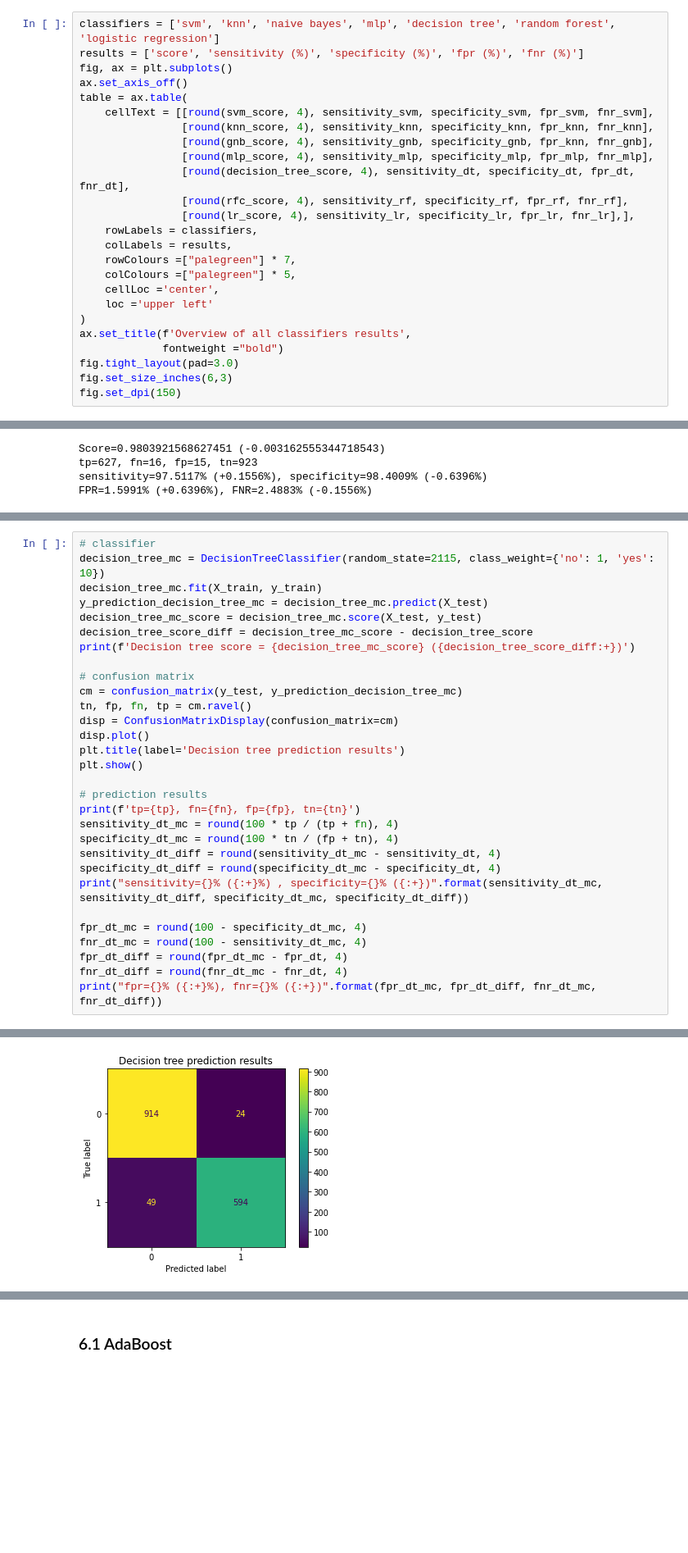
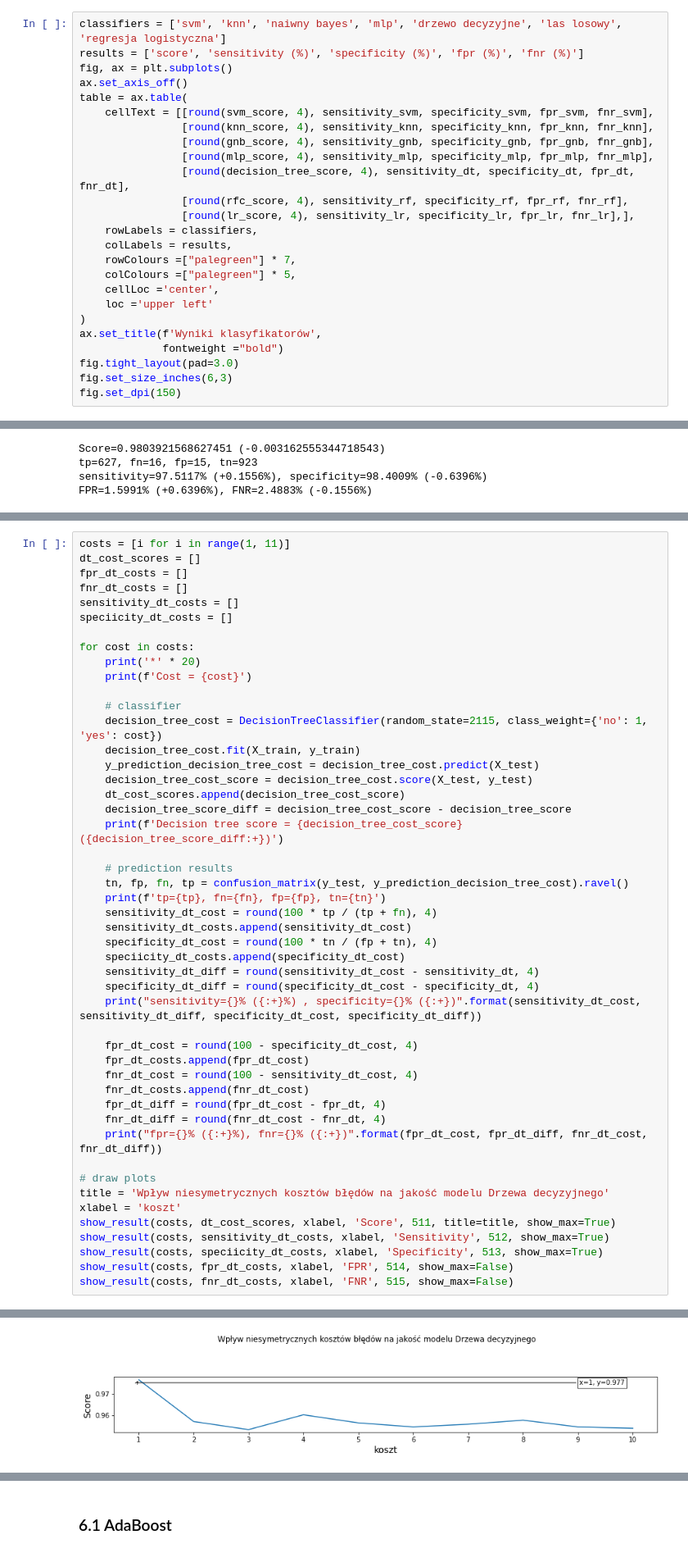
Before and after one commit to carzynsky/Analytics-and-Data-mining, a Jupyter notebook: cz2/spam.ipynb, the cells around one changed output, grey strips where cells are left out. Shown at 82% size. Saved outputs shown, nothing was run; the diff lists cells and outputs as text; blank space fills up the shorter version.

```diff
--- a/cz2/spam.ipynb
+++ b/cz2/spam.ipynb
@@ -327,12 +326,12 @@ fpr=0.533%, fnr=3.888%
 # %%
-classifiers = ['svm', 'knn', 'naive bayes', 'mlp', 'decision tree', 'random forest', 'logistic regression']
+classifiers = ['svm', 'knn', 'naiwny bayes', 'mlp', 'drzewo decyzyjne', 'las losowy', 'regresja logistyczna']
 results = ['score', 'sensitivity (%)', 'specificity (%)', 'fpr (%)', 'fnr (%)']
 fig, ax = plt.subplots()
 ax.set_axis_off()
 table = ax.table(
     cellText = [[round(svm_score, 4), sensitivity_svm, specificity_svm, fpr_svm, fnr_svm],
                 [round(knn_score, 4), sensitivity_knn, specificity_knn, fpr_knn, fnr_knn],
-                [round(gnb_score, 4), sensitivity_gnb, specificity_gnb, fpr_knn, fnr_gnb],
+                [round(gnb_score, 4), sensitivity_gnb, specificity_gnb, fpr_gnb, fnr_gnb],
                 [round(mlp_score, 4), sensitivity_mlp, specificity_mlp, fpr_mlp, fnr_mlp],
                 [round(decision_tree_score, 4), sensitivity_dt, specificity_dt, fpr_dt, fnr_dt],
                 [round(rfc_score, 4), sensitivity_rf, specificity_rf, fpr_rf, fnr_rf],
@@ -344,7 +343,7 @@ table = ax.table(
     cellLoc ='center',
     loc ='upper left'
 )
-ax.set_title(f'Overview of all classifiers results',
+ax.set_title(f'Wyniki klasyfikatorów',
              fontweight ="bold")
 fig.tight_layout(pad=3.0)
 fig.set_size_inches(6,3)
@@ -1554,31 +1575,49 @@ FPR=3.5181% (+1.919%), FNR=4.5101% (+1.0886%)
 # %%
-# classifier
-decision_tree_mc = DecisionTreeClassifier(random_state=2115, class_weight={'no': 1, 'yes': 10})
-decision_tree_mc.fit(X_train, y_train)
-y_prediction_decision_tree_mc = decision_tree_mc.predict(X_test)
-decision_tree_mc_score = decision_tree_mc.score(X_test, y_test)
-decision_tree_score_diff = decision_tree_mc_score - decision_tree_score
-print(f'Decision tree score = {decision_tree_mc_score} ({decision_tree_score_diff:+})')
+costs = [i for i in range(1, 11)]
+dt_cost_scores = []
+fpr_dt_costs = []
+fnr_dt_costs = []
+sensitivity_dt_costs = []
+speciicity_dt_costs = []
 
-# confusion matrix
-cm = confusion_matrix(y_test, y_prediction_decision_tree_mc)
-tn, fp, fn, tp = cm.ravel()
-disp = ConfusionMatrixDisplay(confusion_matrix=cm)
-disp.plot()
-plt.title(label='Decision tree prediction results')
-plt.show()
+for cost in costs:
+    print('*' * 20)
+    print(f'Cost = {cost}')
 
-# prediction results
-print(f'tp={tp}, fn={fn}, fp={fp}, tn={tn}')
-sensitivity_dt_mc = round(100 * tp / (tp + fn), 4)
-specificity_dt_mc = round(100 * tn / (fp + tn), 4)
-sensitivity_dt_diff = round(sensitivity_dt_mc - sensitivity_dt, 4)
-specificity_dt_diff = round(specificity_dt_mc - specificity_dt, 4)
-print("sensitivity={}% ({:+}%) , specificity={}% ({:+})".format(sensitivity_dt_mc, sensitivity_dt_diff, specificity_dt_mc, specificity_dt_diff))
+    # classifier
+    decision_tree_cost = DecisionTreeClassifier(random_state=2115, class_weight={'no': 1, 'yes': cost})
+    decision_tree_cost.fit(X_train, y_train)
+    y_prediction_decision_tree_cost = decision_tree_cost.predict(X_test)
+    decision_tree_cost_score = decision_tree_cost.score(X_test, y_test)
+    dt_cost_scores.append(decision_tree_cost_score)
+    decision_tree_score_diff = decision_tree_cost_score - decision_tree_score
+    print(f'Decision tree score = {decision_tree_cost_score} ({decision_tree_score_diff:+})')
 
-fpr_dt_mc = round(100 - specificity_dt_mc, 4)
-fnr_dt_mc = round(100 - sensitivity_dt_mc, 4)
-fpr_dt_diff = round(fpr_dt_mc - fpr_dt, 4)
-fnr_dt_diff = round(fnr_dt_mc - fnr_dt, 4)
-print("fpr={}% ({:+}%), fnr={}% ({:+})".format(fpr_dt_mc, fpr_dt_diff, fnr_dt_mc, fnr_dt_diff))
+    # prediction results
+    tn, fp, fn, tp = confusion_matrix(y_test, y_prediction_decision_tree_cost).ravel()
+    print(f'tp={tp}, fn={fn}, fp={fp}, tn={tn}')
+    sensitivity_dt_cost = round(100 * tp / (tp + fn), 4)
+    sensitivity_dt_costs.append(sensitivity_dt_cost)
+    specificity_dt_cost = round(100 * tn / (fp + tn), 4)
+    speciicity_dt_costs.append(specificity_dt_cost)
+    sensitivity_dt_diff = round(sensitivity_dt_cost - sensitivity_dt, 4)
+    specificity_dt_diff = round(specificity_dt_cost - specificity_dt, 4)
+    print("sensitivity={}% ({:+}%) , specificity={}% ({:+})".format(sensitivity_dt_cost, sensitivity_dt_diff, specificity_dt_cost, specificity_dt_diff))
+
+    fpr_dt_cost = round(100 - specificity_dt_cost, 4)
+    fpr_dt_costs.append(fpr_dt_cost)
+    fnr_dt_cost = round(100 - sensitivity_dt_cost, 4)
+    fnr_dt_costs.append(fnr_dt_cost)
+    fpr_dt_diff = round(fpr_dt_cost - fpr_dt, 4)
+    fnr_dt_diff = round(fnr_dt_cost - fnr_dt, 4)
+    print("fpr={}% ({:+}%), fnr={}% ({:+})".format(fpr_dt_cost, fpr_dt_diff, fnr_dt_cost, fnr_dt_diff))
+
+# draw plots
+title = 'Wpływ niesymetrycznych kosztów błędów na jakość modelu Drzewa decyzyjnego'
+xlabel = 'koszt'
+show_result(costs, dt_cost_scores, xlabel, 'Score', 511, title=title, show_max=True)
+show_result(costs, sensitivity_dt_costs, xlabel, 'Sensitivity', 512, show_max=True)
+show_result(costs, speciicity_dt_costs, xlabel, 'Specificity', 513, show_max=True)
+show_result(costs, fpr_dt_costs, xlabel, 'FPR', 514, show_max=False)
+show_result(costs, fnr_dt_costs, xlabel, 'FNR', 515, show_max=False)
 # %% [output]
@@ -1586 +1641 @@ Decision tree score = 0.9538266919671095 (-0.022770398481973375)
-[figure, old version]
+[figure, new version]
```
Also changed, not shown: parts of 122 cells of this notebook.
